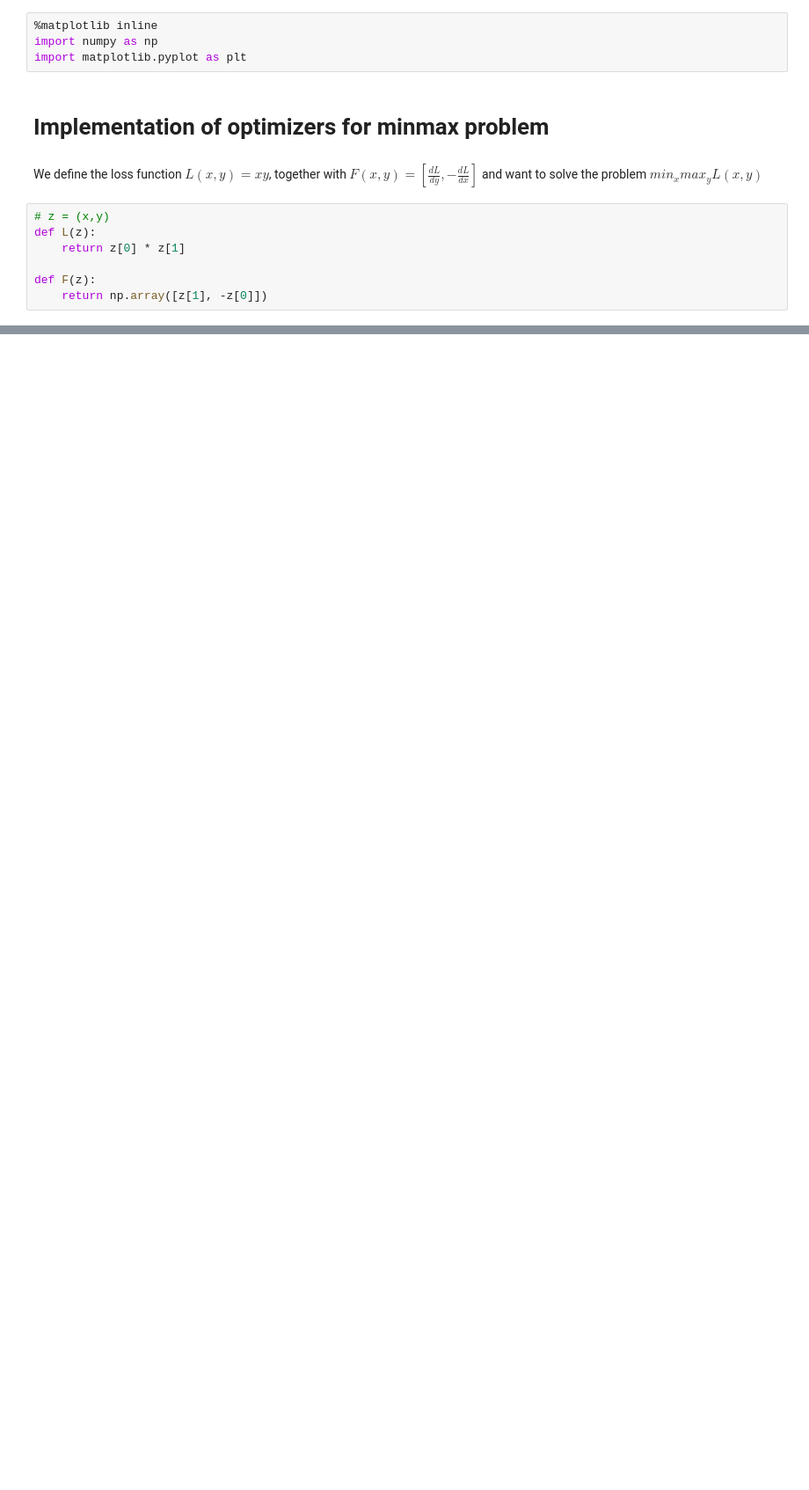
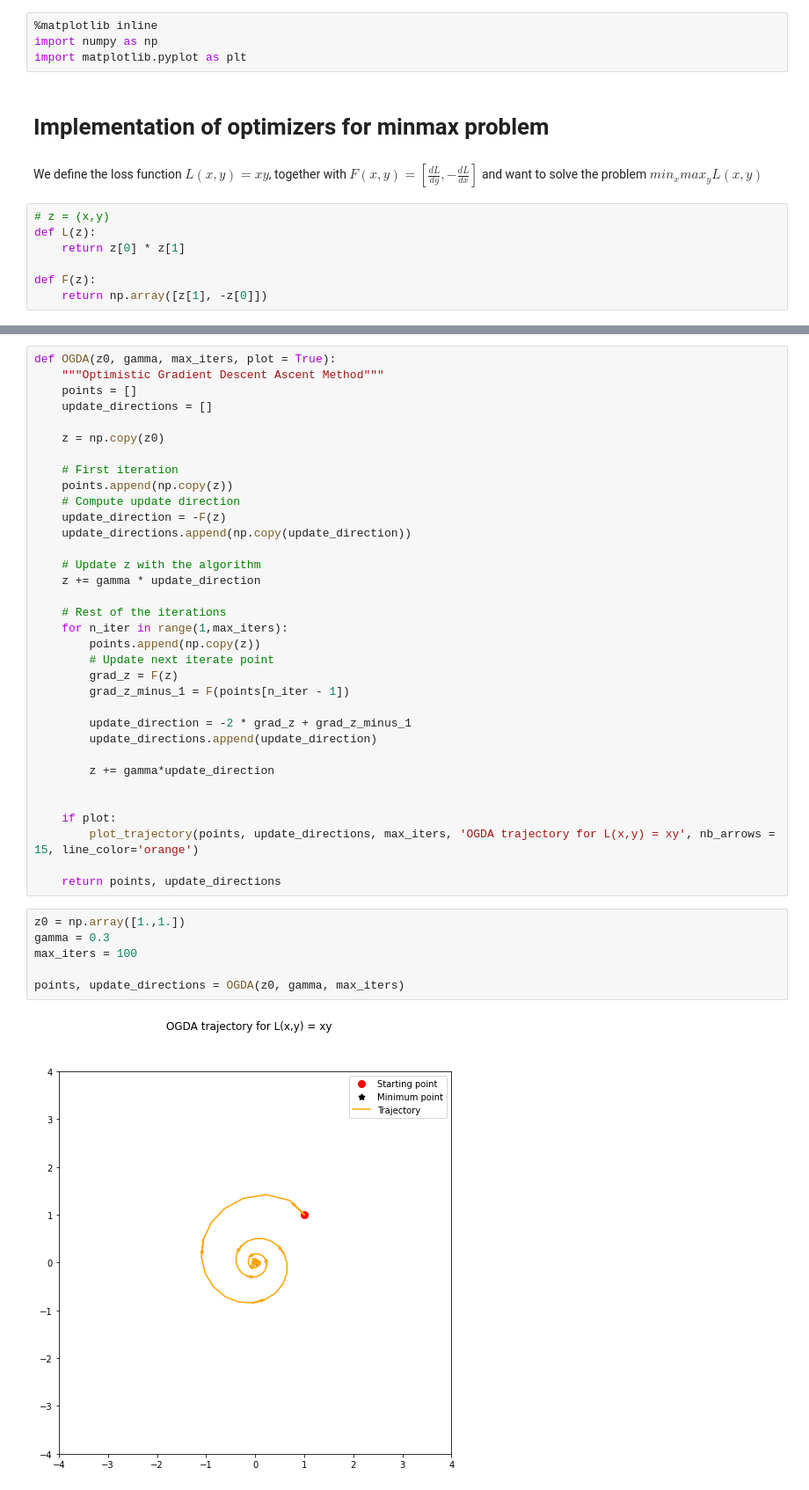
Before and after one commit to jkasalt/ganz_OptML, a Jupyter notebook: notebook.ipynb, the cells around one changed output, grey strips where cells are left out. Shown at 88% size. Drawn from its saved outputs; the diff is of its cells as text; blank space fills up the shorter version.

Commit message:
Implement OGDA and JM

```diff
--- a/notebook.ipynb
+++ b/notebook.ipynb
@@ -106,0 +114,42 @@ points, grads = EGM(z0, gamma, max_iters)
+# %%
+def OGDA(z0, gamma, max_iters, plot = True):
+    """Optimistic Gradient Descent Ascent Method"""
+    points = []
+    update_directions = []
+
+    z = np.copy(z0)
+
+    # First iteration
+    points.append(np.copy(z))
+    # Compute update direction
+    update_direction = -F(z)
+    update_directions.append(np.copy(update_direction))
+
+    # Update z with the algorithm
+    z += gamma * update_direction
+
+    # Rest of the iterations
+    for n_iter in range(1,max_iters):
+        points.append(np.copy(z))
+        # Update next iterate point
+        grad_z = F(z)
+        grad_z_minus_1 = F(points[n_iter - 1])
+
+        update_direction = -2 * grad_z + grad_z_minus_1
+        update_directions.append(update_direction)
+
+        z += gamma*update_direction
+
+
+    if plot:
+        plot_trajectory(points, update_directions, max_iters, 'OGDA trajectory for L(x,y) = xy', nb_arrows = 15, line_color='orange')
+
+    return points, update_directions
+# %%
+z0 = np.array([1.,1.])
+gamma = 0.3
+max_iters = 100
+
+points, update_directions = OGDA(z0, gamma, max_iters)
+# %% [output]
+[figure, added]
```
Also changed, not shown: parts of 15 cells of this notebook.
